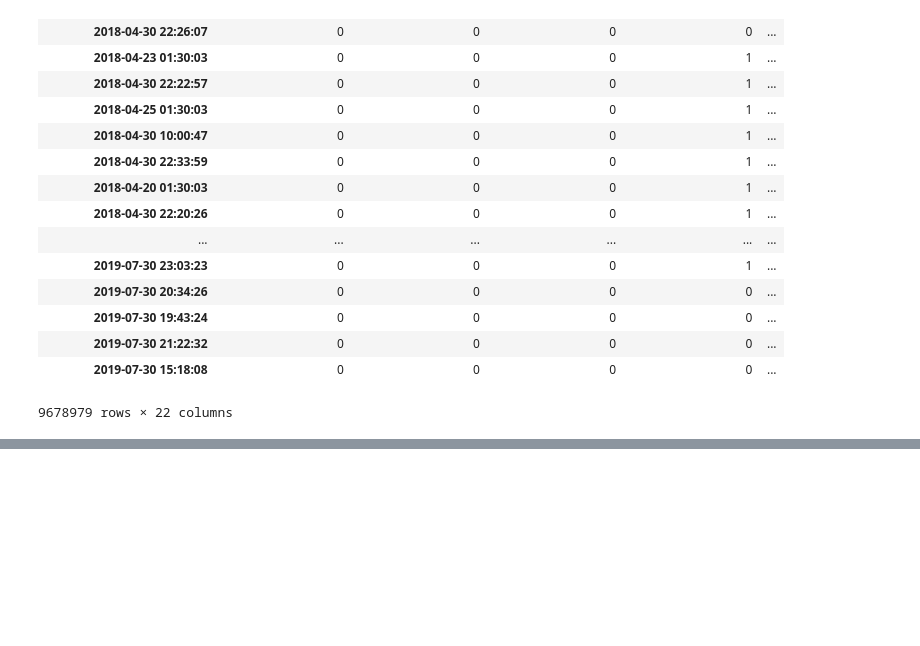
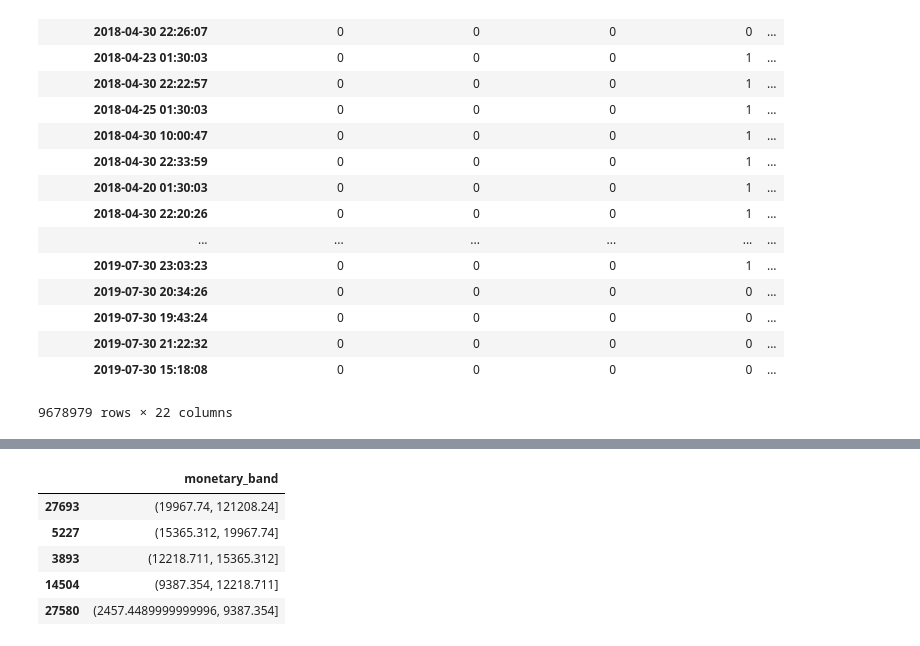
Before and after one commit to deep1401/MilkBasketHackathon, a Jupyter notebook: MilkBasket.ipynb, the cells around one changed output, grey strips where cells are left out. Cells and saved outputs as stored; diff of their text form; code cells hidden in the pictures; blank space fills up the shorter version.

```diff
--- a/MilkBasket.ipynb
+++ b/MilkBasket.ipynb
@@ -512,0 +556,14 @@ df14=df14.groupby('customer_id',as_index=False)['Recency_flag'].max()
+# %%
+unique_price=cust_monetary[['total_cost']].drop_duplicates()
+# %%
+unique_price['monetary_band'] = pd.qcut(unique_price['total_cost'], 5)
+# %%
+unique_price=unique_price[['monetary_band']].drop_duplicates()
+unique_price
+# %% [output]
+|  | monetary_band |
+| 27693 | (19967.74, 121208.24] |
+| 5227 | (15365.312, 19967.74] |
+| 3893 | (12218.711, 15365.312] |
+| 14504 | (9387.354, 12218.711] |
+| 27580 | (2457.4489999999996, 9387.354] |
```
Also changed, not shown: parts of 16 cells of this notebook.
